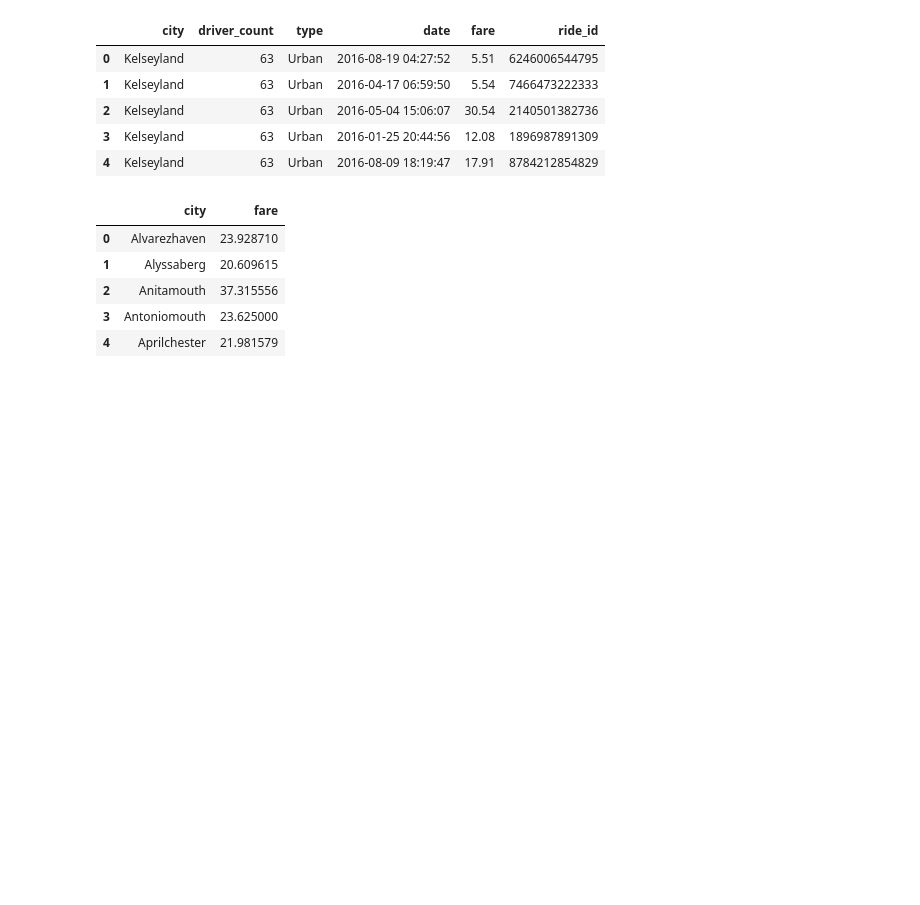
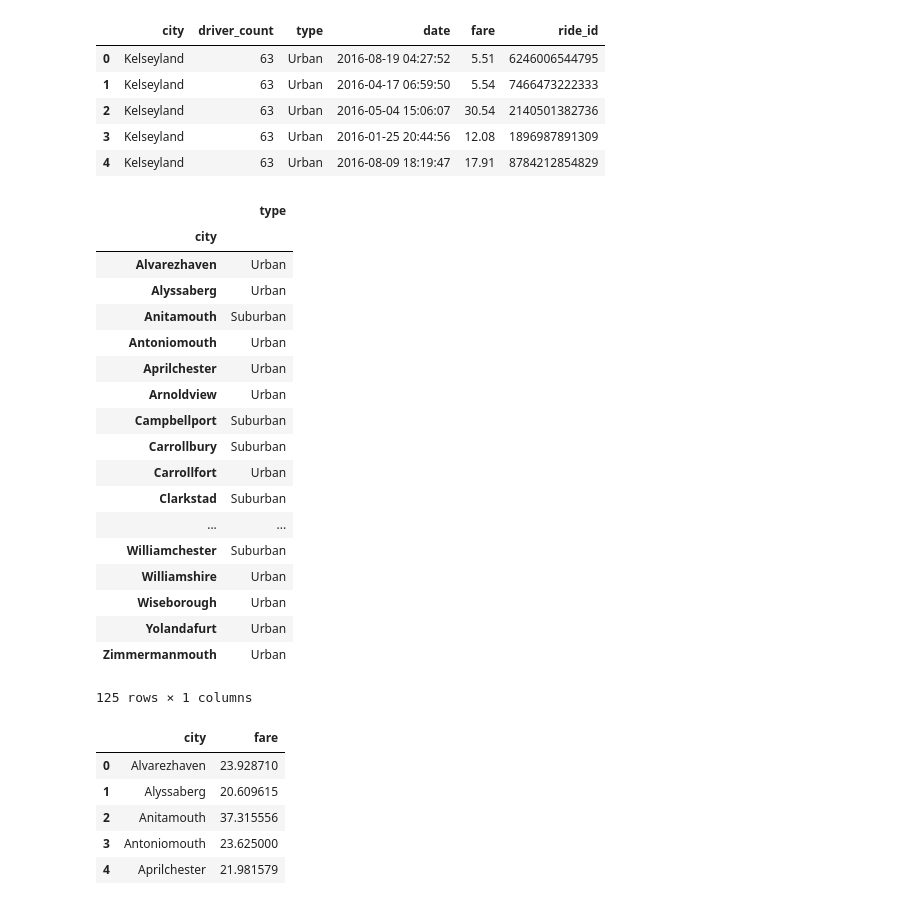
Before and after one commit to ehyoder/Matplotlib, a Jupyter notebook: Pyber_homework_Beth_Yoder_new.ipynb, the cells around one changed output. Drawn from its saved outputs; the diff is of its cells as text; code cells hidden in the pictures; blank space fills up the shorter version.

```diff
--- a/Pyber_homework_Beth_Yoder_new.ipynb
+++ b/Pyber_homework_Beth_Yoder_new.ipynb
@@ -36,6 +36,36 @@ merge_data.head()
 | 2 | Kelseyland | 63 | Urban | 2016-05-04 15:06:07 | 30.54 | 2140501382736 |
 | 3 | Kelseyland | 63 | Urban | 2016-01-25 20:44:56 | 12.08 | 1896987891309 |
 | 4 | Kelseyland | 63 | Urban | 2016-08-09 18:19:47 | 17.91 | 8784212854829 |
+# %%
+urban_rural_suburban = merge_data[["city","type"]]
+
+urban_rural_suburban = urban_rural_suburban.groupby("city").min()
+urban_rural_suburban
+#urban_rural_suburban.groups.keys()
+#urban_rural_suburban = urban_rural_suburban.get_group("city")
+#urban_rural_suburban = urban_rural_suburban.to_frame()
+#urban_rural_suburban = urban_rural_suburban.reset_index(level=None, drop=False, inplace=False)
+#urban_rural_suburban.head()
+# %% [output]
+|  | type |
+| city |  |
+| Alvarezhaven | Urban |
+| Alyssaberg | Urban |
+| Anitamouth | Suburban |
+| Antoniomouth | Urban |
+| Aprilchester | Urban |
+| Arnoldview | Urban |
+| Campbellport | Suburban |
+| Carrollbury | Suburban |
+| Carrollfort | Urban |
+| Clarkstad | Suburban |
+| ... | ... |
+| Williamchester | Suburban |
+| Williamshire | Urban |
+| Wiseborough | Urban |
+| Yolandafurt | Urban |
+| Zimmermanmouth | Urban |
+125 rows × 1 columns
 # %%
 # Calculate average fare per city
 average_fare = merge_data.groupby("city").mean()["fare"]
```
Also changed, not shown: parts of 8 cells of this notebook.
